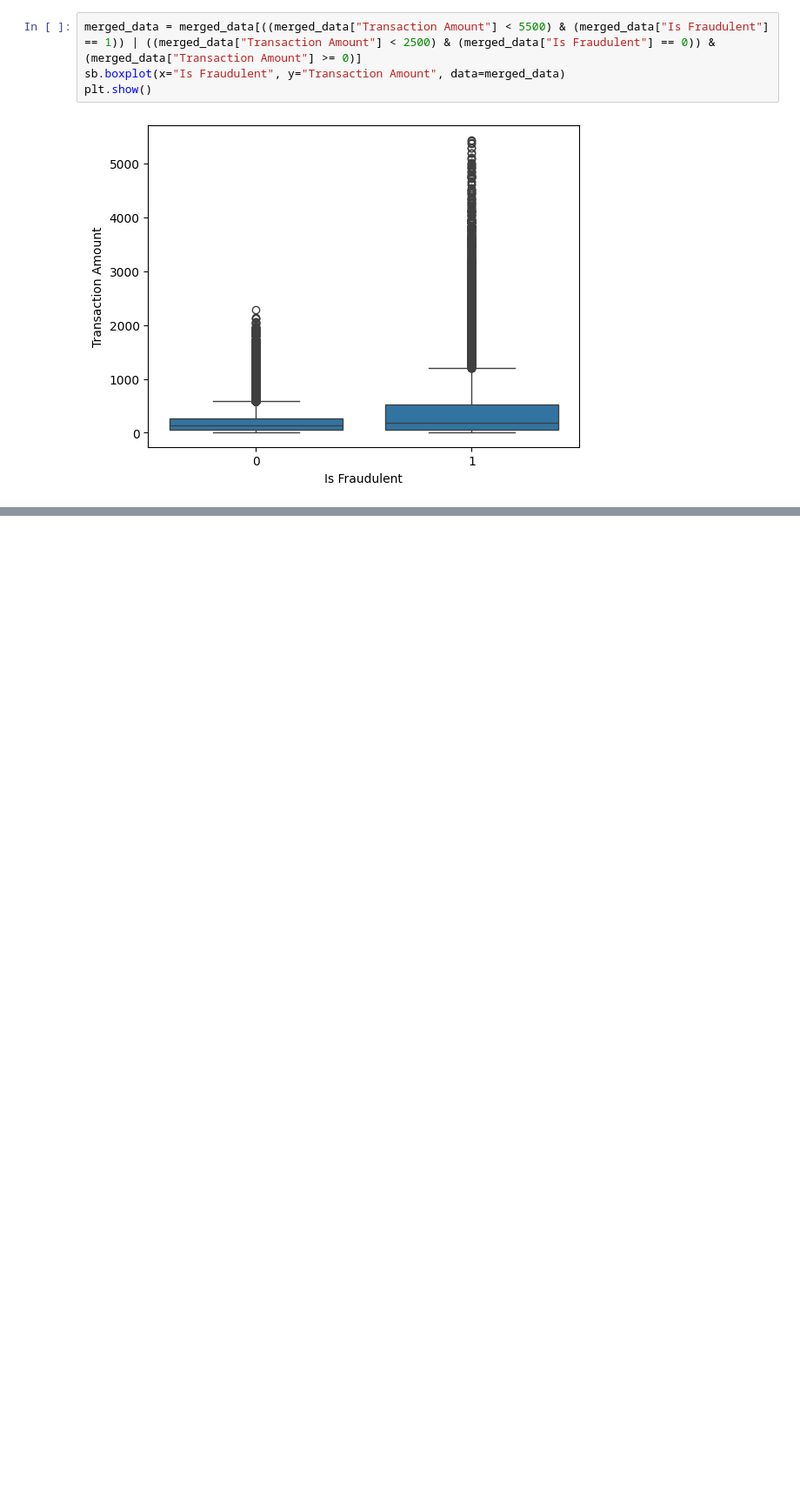
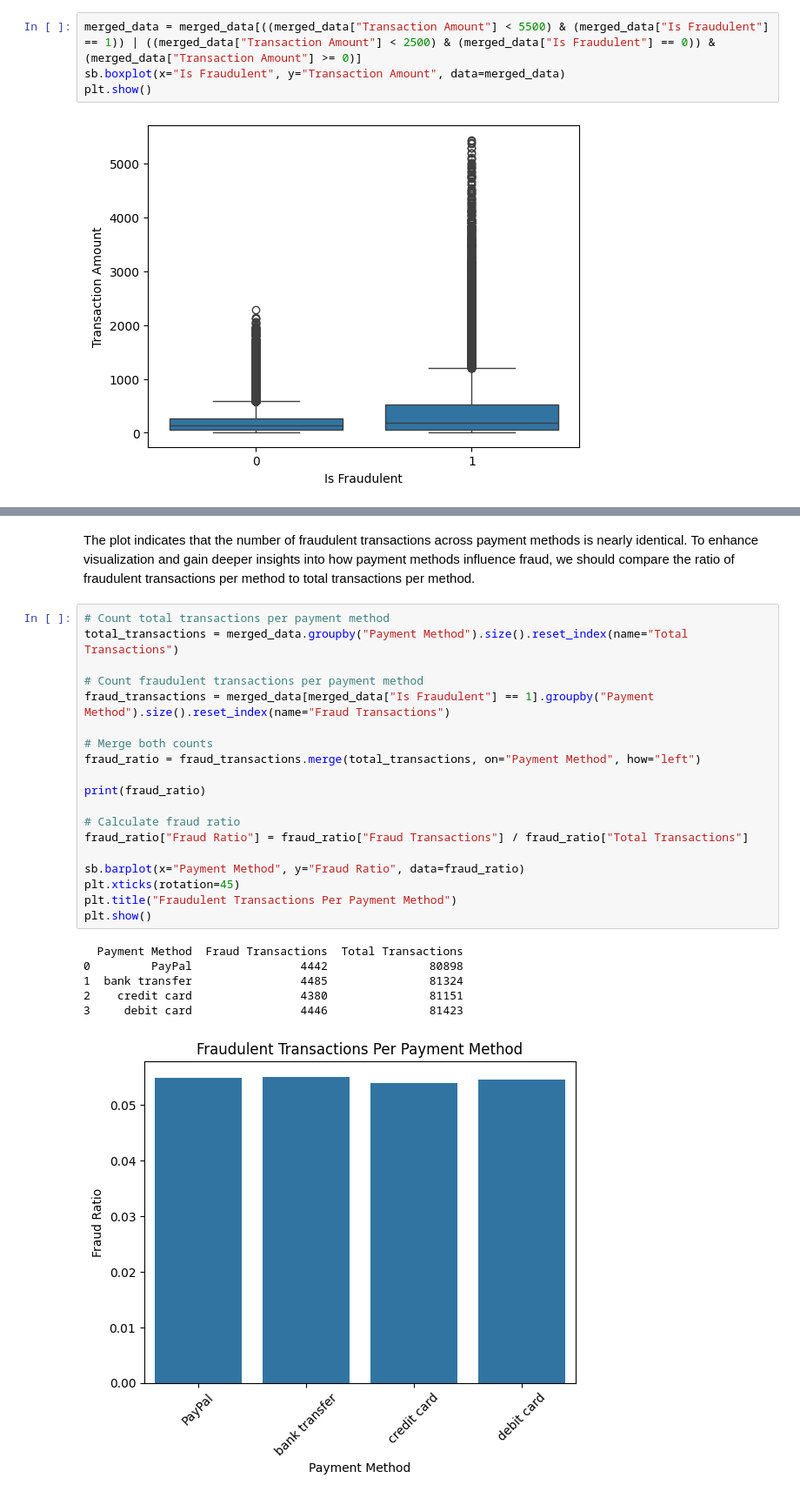
Before and after one commit to LsFaria04/Fraud_Detection_Supervised_Learning, a Jupyter notebook: Proj2.ipynb, the cells around one changed output, grey strips where cells are left out. Shown at 87% size. Cells and saved outputs as stored; diff of their text form; blank space fills up the shorter version.

```diff
--- a/Proj2.ipynb
+++ b/Proj2.ipynb
@@ -260,0 +276,28 @@ plt.show()
+# %% [markdown]
+The plot indicates that the number of fraudulent transactions across payment methods is nearly identical. To enhance visualization and gain deeper insights into how payment methods influence fraud, we should compare the ratio of fraudulent transactions per method to total transactions per method.
+# %%
+# Count total transactions per payment method
+total_transactions = merged_data.groupby("Payment Method").size().reset_index(name="Total Transactions")
+
+# Count fraudulent transactions per payment method
+fraud_transactions = merged_data[merged_data["Is Fraudulent"] == 1].groupby("Payment Method").size().reset_index(name="Fraud Transactions")
+
+# Merge both counts
+fraud_ratio = fraud_transactions.merge(total_transactions, on="Payment Method", how="left")
+
+print(fraud_ratio)
+
+# Calculate fraud ratio
+fraud_ratio["Fraud Ratio"] = fraud_ratio["Fraud Transactions"] / fraud_ratio["Total Transactions"]
+
+sb.barplot(x="Payment Method", y="Fraud Ratio", data=fraud_ratio)
+plt.xticks(rotation=45)
+plt.title("Fraudulent Transactions Per Payment Method")
+plt.show()
+# %% [output]
+  Payment Method  Fraud Transactions  Total Transactions
+0         PayPal                4442               80898
+1  bank transfer                4485               81324
+2    credit card                4380               81151
+3     debit card                4446               81423
+[figure, added]
```
Also changed, not shown: parts of 14 cells of this notebook.
